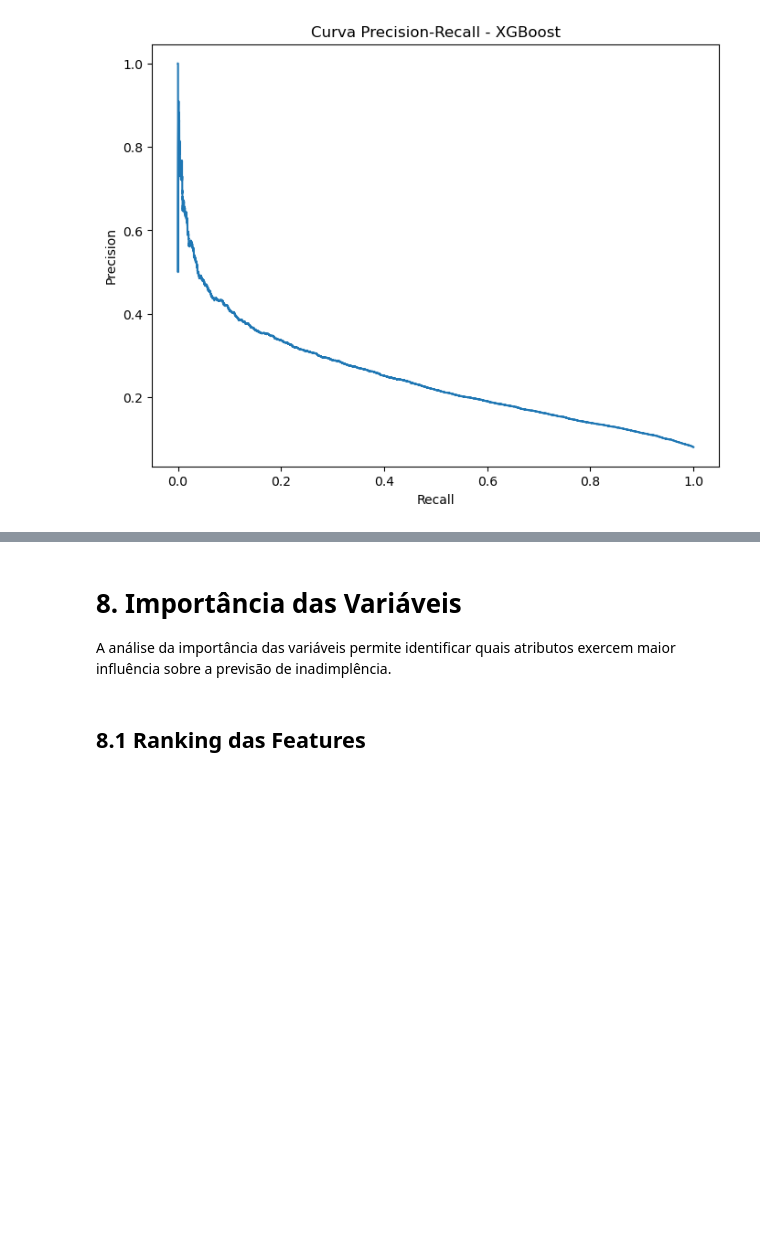
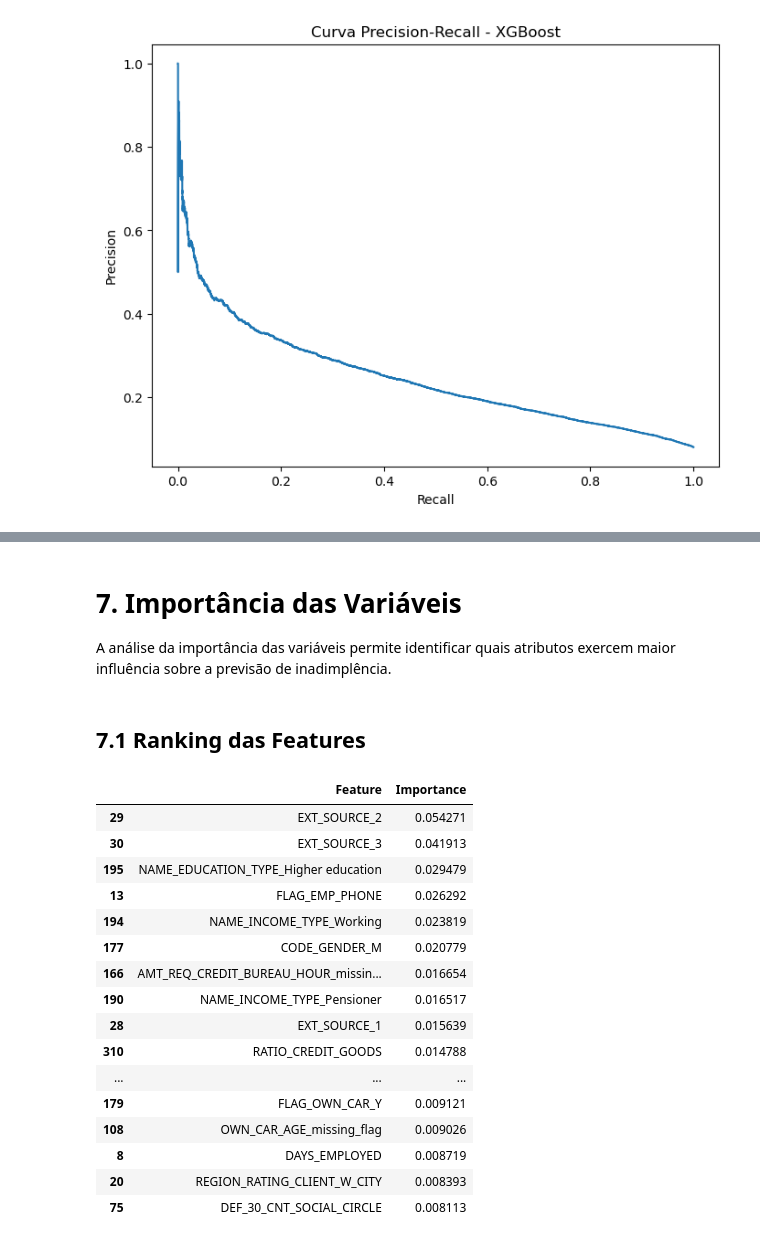
Before and after one commit to Rd-Brito13/Credit-Risk, a Jupyter notebook: notebook/05_otimizacao_e_tuning.ipynb, the cells around one changed output, grey strips where cells are left out. Saved outputs shown, nothing was run; the diff lists cells and outputs as text; code cells hidden in the pictures; blank space fills up the shorter version.

```diff
--- a/notebook/05_otimizacao_e_tuning.ipynb
+++ b/notebook/05_otimizacao_e_tuning.ipynb
@@ -345,7 +426,31 @@ Conforme observado anteriormente, o limiar padrão de classificação pode não
 # %% [markdown]
-# 8. Importância das Variáveis
+# 7. Importância das Variáveis
 
 A análise da importância das variáveis permite identificar quais atributos exercem maior influência sobre a previsão de inadimplência.
 # %% [markdown]
-## 8.1 Ranking das Features
+## 7.1 Ranking das Features
+# %%
+# VARIÁVEIS DO MAIOR PARA O MENOR, DEMONSTRANDO A SUA IMPORTÂNCIA NAS DECISÕES TOMADAS
+importancia = pd.DataFrame({'Feature': x_treino.columns,
+                           'Importance': random_search.best_estimator_.feature_importances_})
+importancia = importancia.sort_values(by = 'Importance', ascending = False)
+importancia.head(20)
+# %% [output]
+|  | Feature | Importance |
+| 29 | EXT_SOURCE_2 | 0.054271 |
+| 30 | EXT_SOURCE_3 | 0.041913 |
+| 195 | NAME_EDUCATION_TYPE_Higher education | 0.029479 |
+| 13 | FLAG_EMP_PHONE | 0.026292 |
+| 194 | NAME_INCOME_TYPE_Working | 0.023819 |
+| 177 | CODE_GENDER_M | 0.020779 |
+| 166 | AMT_REQ_CREDIT_BUREAU_HOUR_missin... | 0.016654 |
+| 190 | NAME_INCOME_TYPE_Pensioner | 0.016517 |
+| 28 | EXT_SOURCE_1 | 0.015639 |
+| 310 | RATIO_CREDIT_GOODS | 0.014788 |
+| ... | ... | ... |
+| 179 | FLAG_OWN_CAR_Y | 0.009121 |
+| 108 | OWN_CAR_AGE_missing_flag | 0.009026 |
+| 8 | DAYS_EMPLOYED | 0.008719 |
+| 20 | REGION_RATING_CLIENT_W_CITY | 0.008393 |
+| 75 | DEF_30_CNT_SOCIAL_CIRCLE | 0.008113 |
 # %% [markdown]
```
Also changed, not shown: parts of 32 cells of this notebook.
